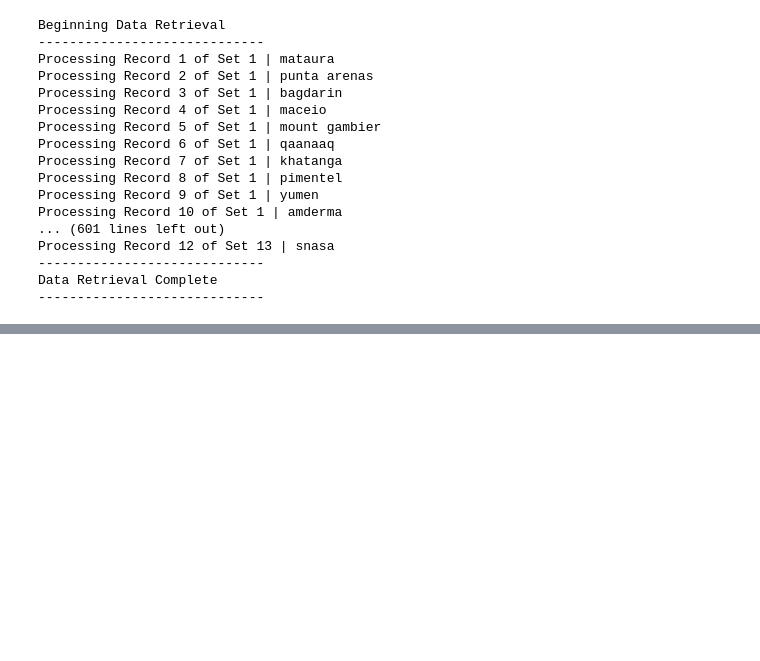
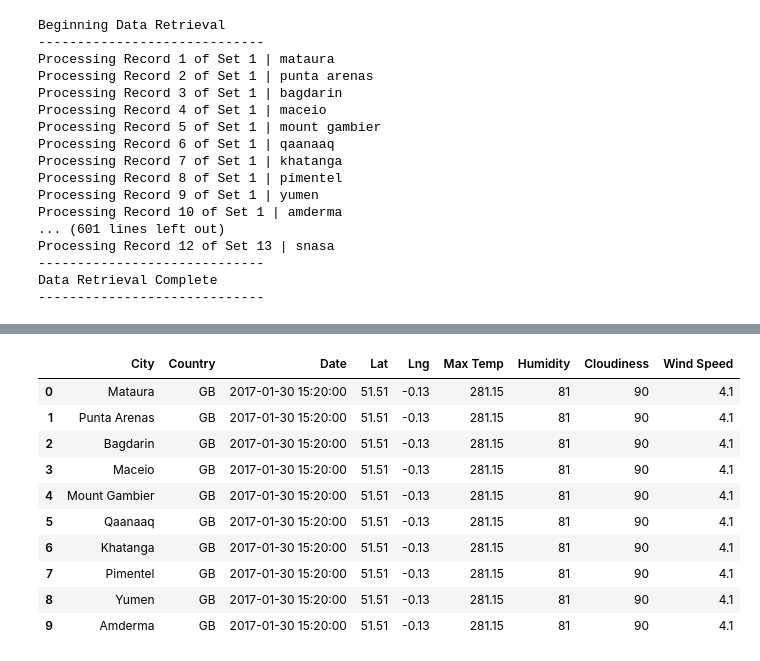
Before and after one commit to rlau929/World_Weather_Analysis, a Jupyter notebook: WeatherPy.ipynb, the cells around one changed output, grey strips where cells are left out. Drawn from its saved outputs; the diff is of its cells as text; code cells hidden in the pictures; blank space fills up the shorter version.

```diff
--- a/WeatherPy.ipynb
+++ b/WeatherPy.ipynb
@@ -288,6 +302,19 @@ city_data_df.head(10)
 # %%
 new_column_order = ["City", "Country", "Date", "Lat", "Lng", "Max Temp", "Humidity", "Cloudiness", "Wind Speed"]
 city_data_df = city_data_df[new_column_order]
+city_data_df.head(10)
+# %% [output]
+|  | City | Country | Date | Lat | Lng | Max Temp | Humidity | Cloudiness | Wind Speed |
+| 0 | Mataura | GB | 2017-01-30 15:20:00 | 51.51 | -0.13 | 281.15 | 81 | 90 | 4.1 |
+| 1 | Punta Arenas | GB | 2017-01-30 15:20:00 | 51.51 | -0.13 | 281.15 | 81 | 90 | 4.1 |
+| 2 | Bagdarin | GB | 2017-01-30 15:20:00 | 51.51 | -0.13 | 281.15 | 81 | 90 | 4.1 |
+| 3 | Maceio | GB | 2017-01-30 15:20:00 | 51.51 | -0.13 | 281.15 | 81 | 90 | 4.1 |
+| 4 | Mount Gambier | GB | 2017-01-30 15:20:00 | 51.51 | -0.13 | 281.15 | 81 | 90 | 4.1 |
+| 5 | Qaanaaq | GB | 2017-01-30 15:20:00 | 51.51 | -0.13 | 281.15 | 81 | 90 | 4.1 |
+| 6 | Khatanga | GB | 2017-01-30 15:20:00 | 51.51 | -0.13 | 281.15 | 81 | 90 | 4.1 |
+| 7 | Pimentel | GB | 2017-01-30 15:20:00 | 51.51 | -0.13 | 281.15 | 81 | 90 | 4.1 |
+| 8 | Yumen | GB | 2017-01-30 15:20:00 | 51.51 | -0.13 | 281.15 | 81 | 90 | 4.1 |
+| 9 | Amderma | GB | 2017-01-30 15:20:00 | 51.51 | -0.13 | 281.15 | 81 | 90 | 4.1 |
 # %%
 # Create the output file (CSV).
 output_data_file = "weather_data/cities.csv"
```
Also changed, not shown: parts of 2 cells of this notebook.
